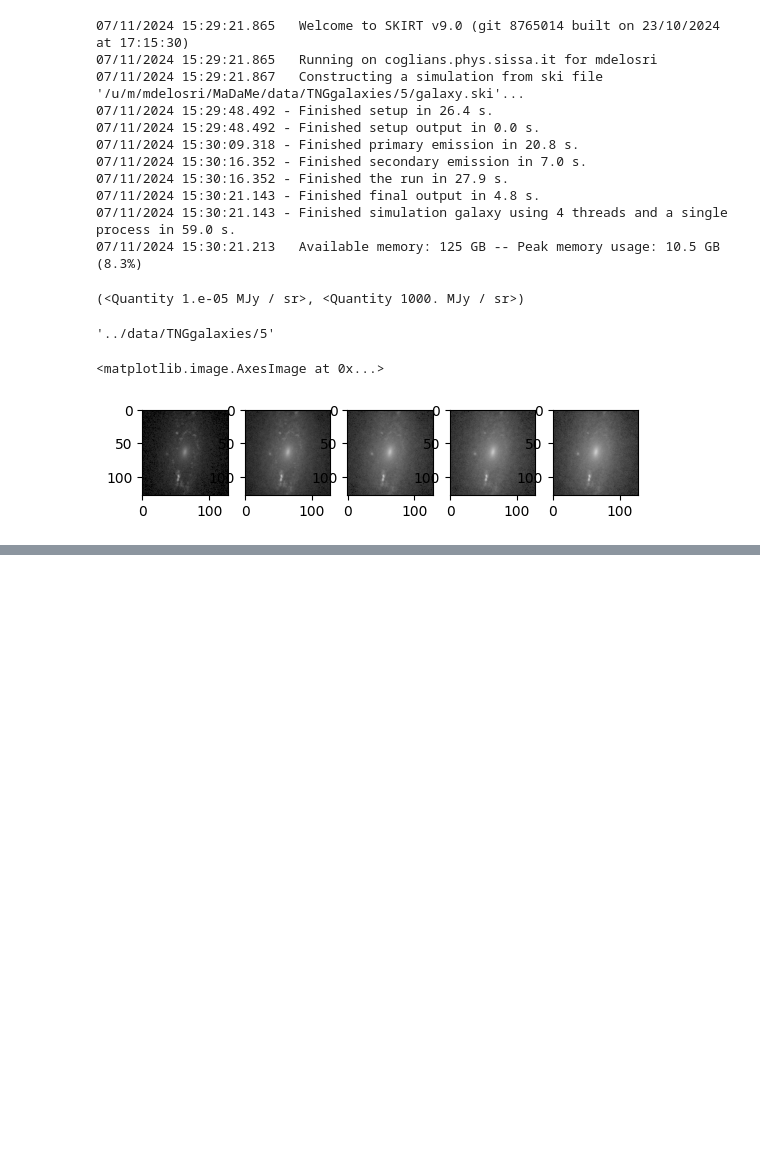
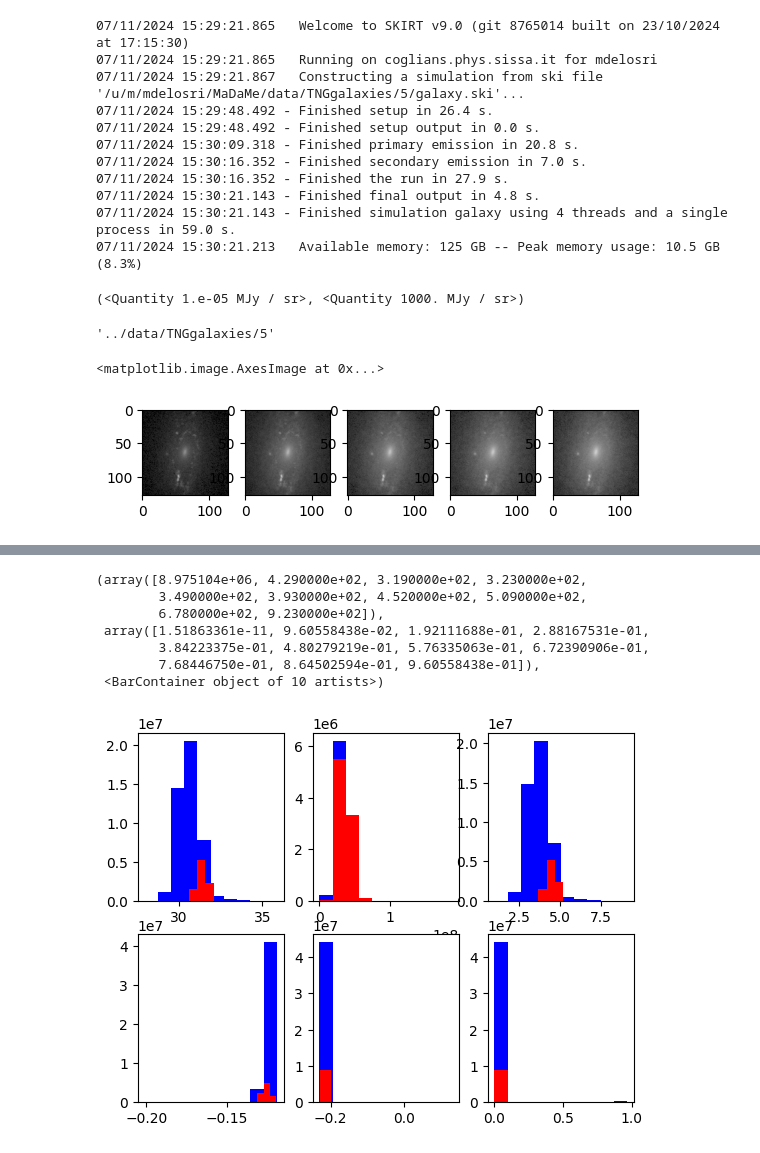
Before and after one commit to Martindelosrios/MaDaMe, a Jupyter notebook: codes/SKIRT.ipynb, the cells around one changed output, grey strips where cells are left out. Cells and saved outputs as stored; diff of their text form; code cells hidden in the pictures; blank space fills up the shorter version.

```diff
--- a/codes/SKIRT.ipynb
+++ b/codes/SKIRT.ipynb
@@ -452,3 +496,32 @@ V_cell = (
 r_cell = np.power(3.0 * V_cell / 4.0 / np.pi, 1.0 / 3.0).to(U.kpc)
 # hsm_g has in mind a cubic spline that =0 at r=h, I think
 hsm_g = 2.5 * r_cell * find_fwhm(CubicSplineKernel().kernel)
+# %%
+fig,ax = plt.subplots(2,3)
+
+ax[0,0].hist(np.log10(source._nH_g.value), color = 'blue')
+ax[0,0].hist(np.log10(nH_g.value), color = 'red')
+
+ax[0,1].hist((source.T_g.value), color = 'blue')
+ax[0,1].hist((T_g.value), color = 'red')
+
+ax[0,2].hist(np.log10(source._rho_g.value), color = 'blue')
+ax[0,2].hist(np.log10(rho_g.value), color = 'red')
+
+ax[1,0].hist(np.log10(source._X_H_g), color = 'blue')
+ax[1,0].hist(np.log10(X_H_g), color = 'red')
+
+ax[1,1].hist(np.log10(source._mu_g), color = 'blue')
+ax[1,1].hist(np.log10(mu_g), color = 'red')
+
+ax[1,2].hist((source._fatomic_g.value), color = 'blue')
+ax[1,2].hist((fatomic_g.value), color = 'red')
+# %% [output]
+(array([8.975104e+06, 4.290000e+02, 3.190000e+02, 3.230000e+02,
+        3.490000e+02, 3.930000e+02, 4.520000e+02, 5.090000e+02,
+        6.780000e+02, 9.230000e+02]),
+ array([1.51863361e-11, 9.60558438e-02, 1.92111688e-01, 2.88167531e-01,
+        3.84223375e-01, 4.80279219e-01, 5.76335063e-01, 6.72390906e-01,
+        7.68446750e-01, 8.64502594e-01, 9.60558438e-01]),
+ <BarContainer object of 10 artists>)
+[figure, added]
```
Also changed, not shown: parts of 47 cells of this notebook, 1 other file.
